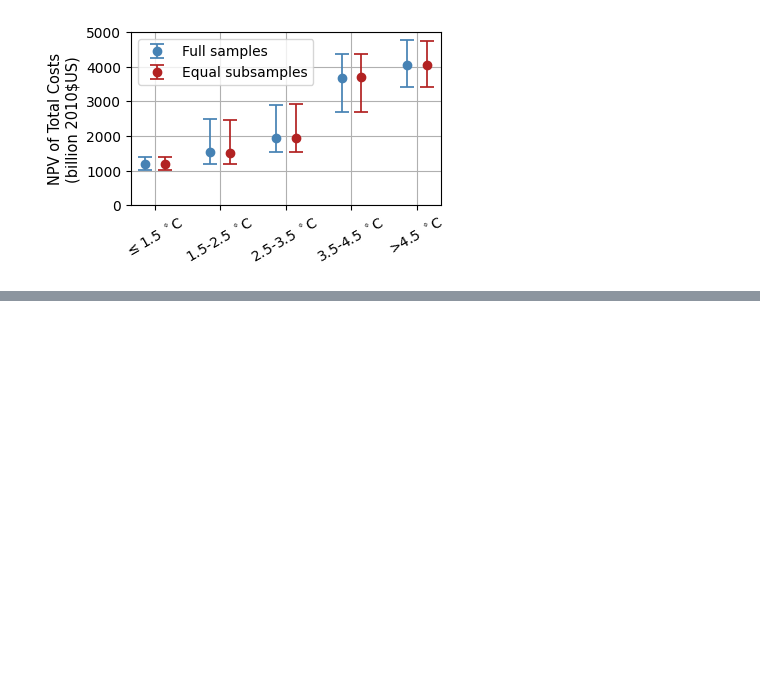
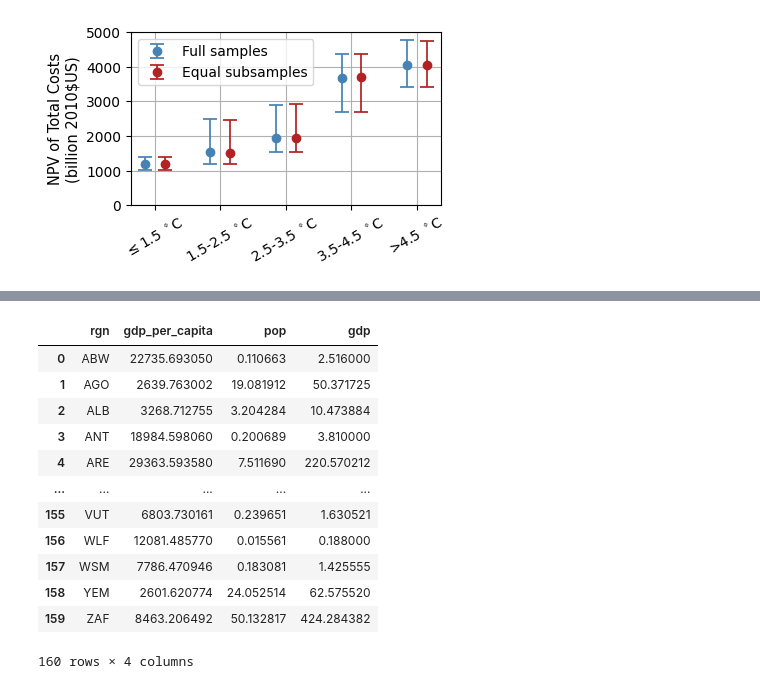
Before and after one commit to raddleverse/tempthresholds, a Jupyter notebook: analysis.ipynb, the cells around one changed output, grey strips where cells are left out. Saved outputs shown, nothing was run; the diff lists cells and outputs as text; code cells hidden in the pictures; blank space fills up the shorter version.

```diff
--- a/analysis.ipynb
+++ b/analysis.ipynb
@@ -406,0 +458,16 @@ fig.savefig("./figures/npv_global_errorbars-only-VIVEK_check.pdf", bbox_inches='
+# %%
+dfGP[(5,85)]
+# %% [output]
+|  | rgn | gdp_per_capita | pop | gdp |
+| 0 | ABW | 22735.693050 | 0.110663 | 2.516000 |
+| 1 | AGO | 2639.763002 | 19.081912 | 50.371725 |
+| 2 | ALB | 3268.712755 | 3.204284 | 10.473884 |
+| 3 | ANT | 18984.598060 | 0.200689 | 3.810000 |
+| 4 | ARE | 29363.593580 | 7.511690 | 220.570212 |
+| ... | ... | ... | ... | ... |
+| 155 | VUT | 6803.730161 | 0.239651 | 1.630521 |
+| 156 | WLF | 12081.485770 | 0.015561 | 0.188000 |
+| 157 | WSM | 7786.470946 | 0.183081 | 1.425555 |
+| 158 | YEM | 2601.620774 | 24.052514 | 62.575520 |
+| 159 | ZAF | 8463.206492 | 50.132817 | 424.284382 |
+160 rows × 4 columns
```
Also changed, not shown: parts of 8 cells of this notebook, 4 other files.
